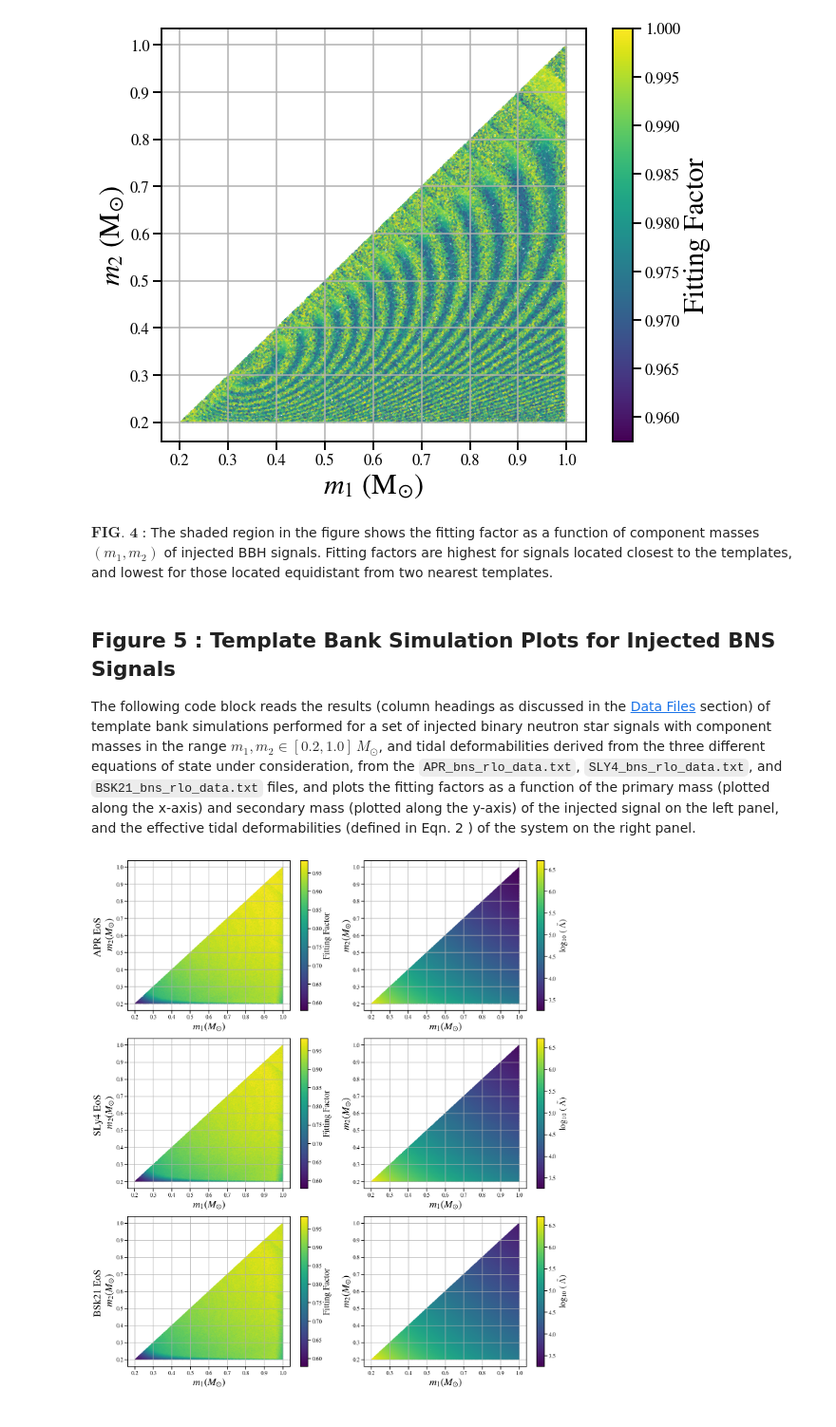
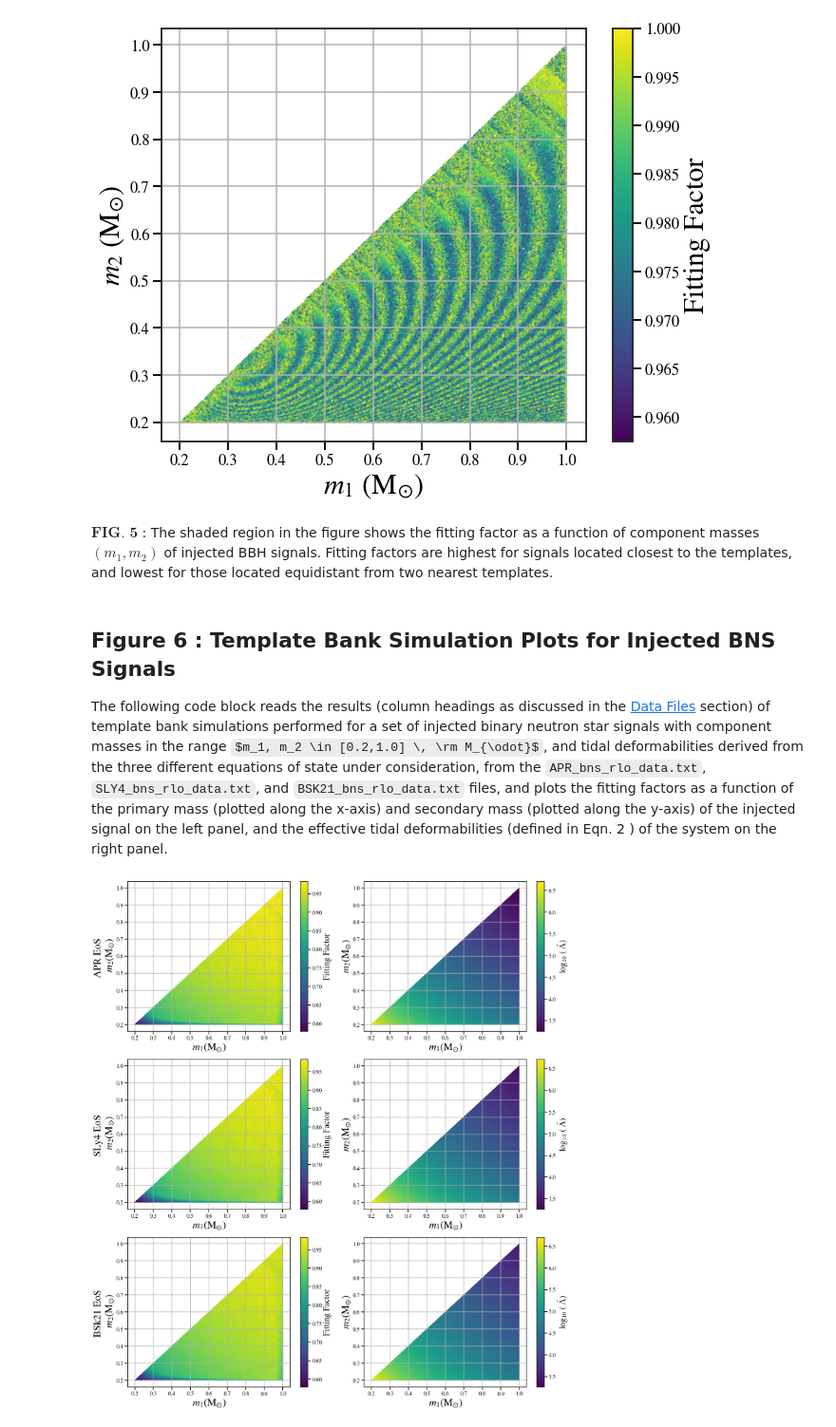
Before and after one commit to sugwg/sub-solar-ns-detectability, a Jupyter notebook: data_release.ipynb, the cells around one changed output. Shown at 95% size. Drawn from its saved outputs; the diff is of its cells as text; code cells hidden in the pictures; some formulas as TeX source.

```diff
--- a/data_release.ipynb
+++ b/data_release.ipynb
@@ -194,6 +216,7 @@ To generate this figure, the orbital frequencies and the ADM masses of the binar
 # %%
-rcParams['figure.figsize']=(8,6)
-
+rcParams['figure.figsize']=(12,7)
+rcParams['xtick.labelsize'] = 20
+rcParams['ytick.labelsize'] = 20
 
 f1,adm= np.loadtxt("data_files/M1010_APR_LP.txt", usecols =(0,1) , unpack = True )
 
@@ -220,16 +243,15 @@ ax.plot(fgw,eb*100,'b-o',markersize=4,label='lorene')
 ax.plot(f3,pn3*100,'r',label='3PN')
 
 ax.set_xlabel('frequency (Hz)', fontsize=30)
-ax.set_ylabel(r'$E_{b} \times 10^{2}$ $(M_{\odot}c^{2})$', fontsize=30)
-ax.tick_params(direction='in')
+ax.set_ylabel(r'$E_{b} \times 10^{2}$ $(\rm M_{\odot}c^{2})$', fontsize=30)
 
 plt.axvline(x=fgw[-1], color='k', ls='--')
 
-plt.text(600,-1.5,r'$M_1 = M_2 = 1.0 M_{\odot}$',fontsize=30)
+plt.text(600,-1.5,r'$M_1 = M_2 = 1.0 \, \rm M_{\odot}$',fontsize=30)
 plt.annotate(r'$f_{roche}$', xy=(fgw[-1], -1.1),  xycoords='data',
             xytext=(0.7, 0.8), textcoords='axes fraction',
             arrowprops=dict(arrowstyle= '->', color='black', lw=2, ls='-'), fontsize=30)
 plt.legend(loc='best',fontsize=30)
 plt.show()
-fig.savefig('./Plots/Figure2_E_b_vs_frequency.png')
+fig.savefig('./Plots/Figure3_E_b_vs_frequency.png')
 # %% [output]
@@ -242,7 +264,8 @@ $\textbf{FIG. 2}$ :Gravitational binding energy $E_{b}$ for an equal mass binary
 The following code block reads the primary and secondary masses for several sub-solar mass binary neutron star systems, and their Roche Lobe overflow frequencies computed using the LORENE software, from the files `APR_lorene_ISCO.txt`, `SLy4_lorene_ISCO.txt` and `BSk21_lorene_ISCO.txt`,  and generates a plot that compares the Roche Lobe overflow frequencies for the three different equations of state. As can be seen in FIG. 3 below, the  the Roche Lobe overflow frequencies do not vary significantly for the different equations of state.
 # %%
 rcParams['figure.figsize']=(50,10)
-
+rcParams['xtick.labelsize'] = 30
+rcParams['ytick.labelsize'] = 30
 
 #Reading Roche Lobe Overflow Frequencies
 apr_m2,apr_m1,apr_f_orbital=np.loadtxt('data_files/APR_lorene_ISCO.txt',unpack=True)
@@ -278,7 +301,7 @@ cbar=fig.colorbar(pcm,ax=ax3)
 cbar.set_label('$f_{Roche}$(Hz)',fontsize=50)
 plt.tight_layout()
 plt.show()
-fig.savefig('./Plots/Figure3_Roche_Lobe_Overflow_Frequencies.png')
+fig.savefig('./Plots/Figure4_Roche_Lobe_Overflow_Frequencies.png')
 # %% [output]
 [figure]
 # %% [markdown]
@@ -307,11 +330,11 @@ fig.savefig('Plots/Figure4_BBH_m1m2.png')
 # %% [output]
 [figure]
 # %% [markdown]
-$\textbf{FIG. 4}$ : The shaded region in the figure shows the fitting factor as a function of component masses $(m_1,m_2)$ of injected BBH signals. Fitting factors are highest for signals located closest to the templates, and lowest for those located equidistant from two nearest templates.
+$\textbf{FIG. 5}$ : The shaded region in the figure shows the fitting factor as a function of component masses $(m_1,m_2)$ of injected BBH signals. Fitting factors are highest for signals located closest to the templates, and lowest for those located equidistant from two nearest templates.
 # %% [markdown]
-## Figure 5 : Template Bank Simulation Plots for Injected BNS Signals
+## Figure 6 : Template Bank Simulation Plots for Injected BNS Signals
 
-The following code block reads the results (column headings as discussed in the [Data Files](#Data_Files) section)  of template bank simulations performed for a set of injected binary neutron star signals with component masses in the range $m_1, m_2 \in [0.2,1.0] \, M_{\odot}$, and tidal deformabilities derived from the three different equations of state under consideration, from the `APR_bns_rlo_data.txt`, `SLY4_bns_rlo_data.txt`, and  `BSK21_bns_rlo_data.txt` files, and plots the fitting factors as a function of the primary mass (plotted along the x-axis) and secondary mass (plotted along the y-axis) of the injected signal on the left panel, and the effective tidal deformabilities (defined in Eqn. 2 ) of the system on the right panel.
+The following code block reads the results (column headings as discussed in the [Data Files](#Data_Files) section)  of template bank simulations performed for a set of injected binary neutron star signals with component masses in the range $m_1, m_2 \in [0.2,1.0] \, \rm M_{\odot}$, and tidal deformabilities derived from the three different equations of state under consideration, from the `APR_bns_rlo_data.txt`, `SLY4_bns_rlo_data.txt`, and  `BSK21_bns_rlo_data.txt` files, and plots the fitting factors as a function of the primary mass (plotted along the x-axis) and secondary mass (plotted along the y-axis) of the injected signal on the left panel, and the effective tidal deformabilities (defined in Eqn. 2 ) of the system on the right panel.
 # %%
 #Reading Template Bank Simulation Result Files
 apr_mass1, apr_mass2,apr_lmd1, apr_lmd2, apr_sim_mass1,apr_sim_mass2,apr_best_match,apr_same_mass_match, apr_f_rlo = np.loadtxt('data_files/APR_bns_rlo_data.txt',unpack=True)
@@ -323,46 +346,46 @@ apr_lmd_tilde=lambda_tilde(apr_mass1,apr_mass2,apr_lmd1,apr_lmd2)
 sly_lmd_tilde=lambda_tilde(sly_mass1,sly_mass2,sly_lmd1,sly_lmd2)
 bsk21_lmd_tilde=lambda_tilde(bsk21_mass1,bsk21_mass2,bsk21_lmd1,bsk21_lmd2)
 
-#Plotting Figure 5 from paper
+#Plotting Figure 6 from paper
 rcParams['figure.figsize']=(20,22)
 fig,axs=plt.subplots(3,2)
 pcm=axs[0,0].scatter(apr_mass1,apr_mass2,c=apr_best_match,s=1,cmap='viridis',vmin=0.579,vmax=0.983)
 cbar=fig.colorbar(pcm,ax=axs[0,0])
 cbar.set_label('Fitting Factor',fontsize=25)
-axs[0,0].set_xlabel(r'$m_1(M_{\odot})$',fontsize=30)
-axs[0,0].set_ylabel("APR EoS \n $m_2(M_{\odot})$",fontsize=30)
+axs[0,0].set_xlabel(r'$m_1( \rm M_{\odot})$',fontsize=30)
+axs[0,0].set_ylabel("APR EoS \n $m_2(\mathrm{M}_{\odot})$",fontsize=30)
 pcm=axs[1,0].scatter(sly_mass1,sly_mass2,c=sly_best_match,s=1,cmap='viridis',vmin=0.579,vmax=0.983)
 cbar=fig.colorbar(pcm,ax=axs[1,0])
 cbar.set_label('Fitting Factor',fontsize=25)
-axs[1,0].set_xlabel(r'$m_1(M_{\odot})$',fontsize=30)
-axs[1,0].set_ylabel("SLy4 EoS \n $m_2(M_{\odot})$",fontsize=30)
+axs[1,0].set_xlabel(r'$m_1( \rm M_{\odot})$',fontsize=30)
+axs[1,0].set_ylabel("SLy4 EoS \n $m_2( \mathrm{M}_{\odot})$",fontsize=30)
 pcm=axs[2,0].scatter(bsk21_mass1,bsk21_mass2,c=bsk21_best_match,s=1,cmap='viridis',vmin=0.579,vmax=0.983)
 cbar=fig.colorbar(pcm,ax=axs[2,0])
 cbar.set_label('Fitting Factor')
-axs[2,0].set_xlabel(r'$m_1(M_{\odot})$',fontsize=30)
-axs[2,0].set_ylabel("BSk21 EoS \n $m_2(M_{\odot})$",fontsize=30)
+axs[2,0].set_xlabel(r'$m_1( \rm M_{\odot})$',fontsize=30)
+axs[2,0].set_ylabel("BSk21 EoS \n $m_2( \mathrm{M}_{\odot})$",fontsize=30)
 cbar.set_label('Fitting Factor',fontsize=25)
 pcm=axs[0,1].scatter(apr_mass1,apr_mass2,c=np.log10(apr_lmd_tilde),s=1,cmap='viridis',vmin=3.26,vmax=6.71)
 cbar=fig.colorbar(pcm,ax=axs[0,1])
 cbar.set_label(r'$\log_{10}$ ( $\tilde{\Lambda} )$',fontsize=25)
-axs[0,1].set_xlabel(r'$m_1(M_{\odot})$',fontsize=30)
-axs[0,1].set_ylabel(r'$m_2(M_{\odot})$',fontsize=30)
+axs[0,1].set_xlabel(r'$m_1(\rm M_{\odot})$',fontsize=30)
+axs[0,1].set_ylabel(r'$m_2(\rm M_{\odot})$',fontsize=30)
 pcm=axs[1,1].scatter(sly_mass1,sly_mass2,c=np.log10(sly_lmd_tilde),s=1,cmap='viridis',vmin=3.26,vmax=6.71)
 cbar=fig.colorbar(pcm,ax=axs[1,1])
 cbar.set_label(r'$\log_{10}$ ( $\tilde{\Lambda} )$',fontsize=25)
-axs[1,1].set_xlabel(r'$m_1(M_{\odot})$',fontsize=30)
-axs[1,1].set_ylabel(r'$m_2(M_{\odot})$',fontsize=30)
+axs[1,1].set_xlabel(r'$m_1(\rm M_{\odot})$',fontsize=30)
+axs[1,1].set_ylabel(r'$m_2(\rm M_{\odot})$',fontsize=30)
 pcm=axs[2,1].scatter(bsk21_mass1,bsk21_mass2,c=np.log10(bsk21_lmd_tilde),s=1,cmap='viridis',vmin=3.26,vmax=6.71)
 cbar=fig.colorbar(pcm,ax=axs[2,1])
 cbar.set_label(r'$\log_{10}$ ( $\tilde{\Lambda} )$',fontsize=25)
-axs[2,1].set_xlabel(r'$m_1(M_{\odot})$',fontsize=30)
-axs[2,1].set_ylabel(r'$m_2(M_{\odot})$',fontsize=30)
+axs[2,1].set_xlabel(r'$m_1(\rm M_{\odot})$',fontsize=30)
+axs[2,1].set_ylabel(r'$m_2(\rm M_{\odot})$',fontsize=30)
 for i in range(0,3):
     for j in range(0,2):
         axs[i,j].grid()
 plt.tight_layout()
 plt.show()
-fig.savefig('Plots/Figure5_templateBankSimulations.png')
+fig.savefig('Plots/Figure6_templateBankSimulations.png')
 # %% [output]
-[figure, old version]
+[figure, new version]
 # %% [markdown]
```
Also changed, not shown: parts of 19 cells of this notebook, 14 other files.
